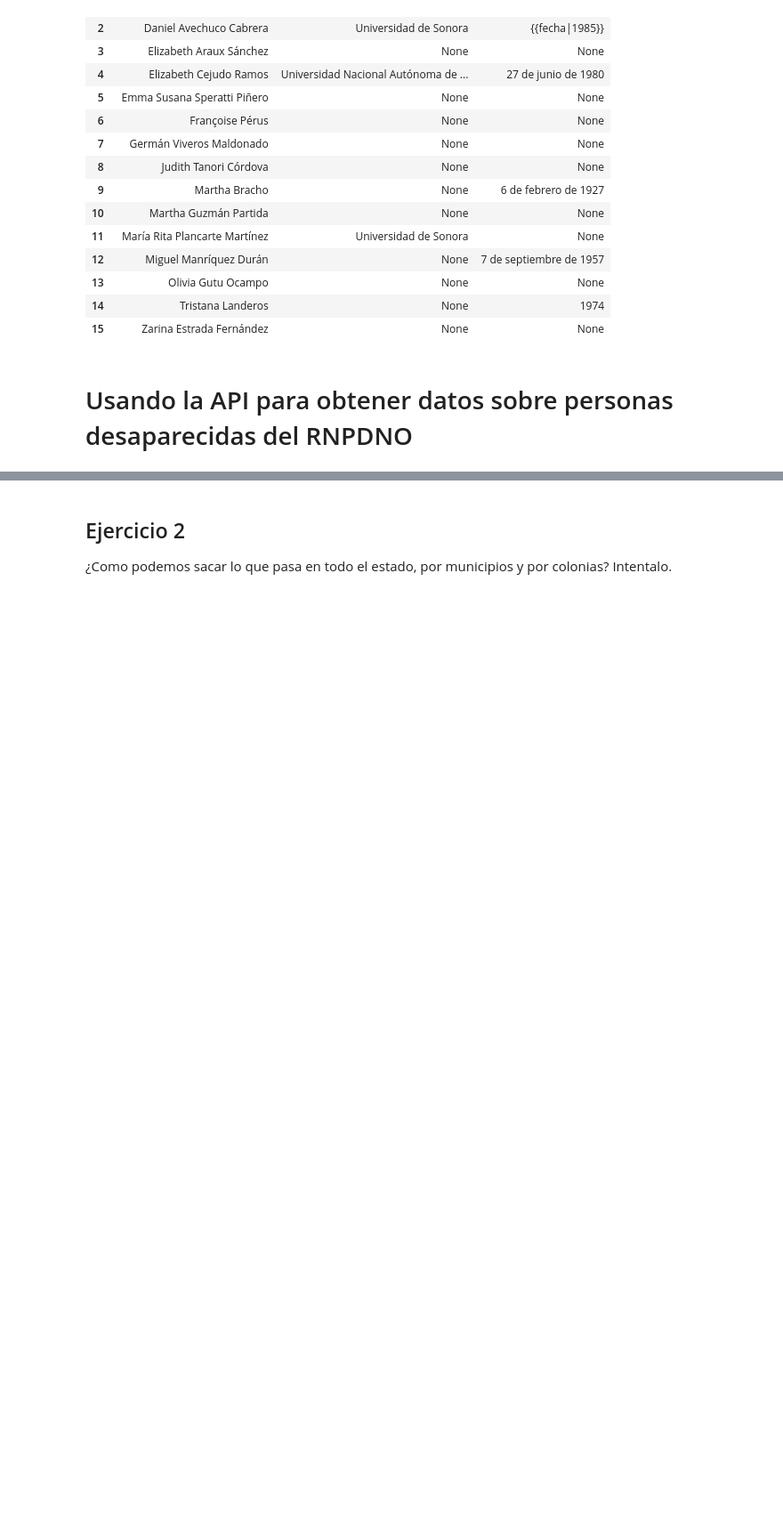
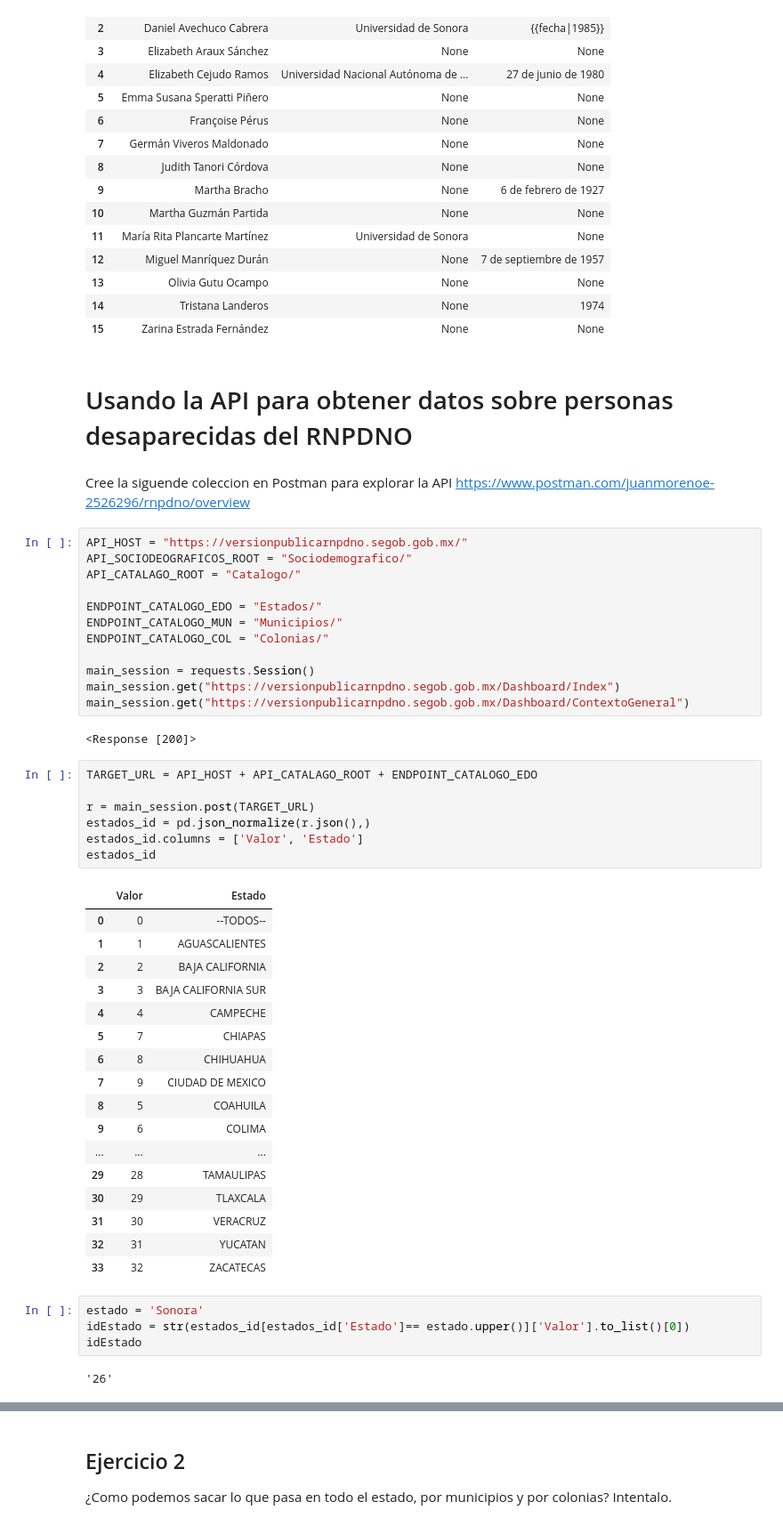
Before and after one commit to 3tagoras/Ingesta-de-datos-ejercicios, a Jupyter notebook: ingestaDatos.ipynb, the cells around one changed output, grey strips where cells are left out. Shown: that part at 89% size. Saved outputs shown, nothing was run; the diff lists cells and outputs as text; blank space fills up the shorter version.

Commit message:
resolver ejercicio 2.1
sobre el uso de la API de RNPDNO

```diff
--- a/ingestaDatos.ipynb
+++ b/ingestaDatos.ipynb
@@ -307,3 +307,51 @@ docentesUnison
 | 15 | Zarina Estrada Fernández | None | None |
 # %% [markdown]
 # Usando la API para obtener datos sobre personas desaparecidas del RNPDNO
+# %% [markdown]
+Cree la siguende coleccion en Postman para explorar la API
+https://www.postman.com/juanmorenoe-2526296/rnpdno/overview
+# %%
+API_HOST = "https://versionpublicarnpdno.segob.gob.mx/"
+API_SOCIODEOGRAFICOS_ROOT = "Sociodemografico/"
+API_CATALAGO_ROOT = "Catalogo/"
+
+ENDPOINT_CATALOGO_EDO = "Estados/"
+ENDPOINT_CATALOGO_MUN = "Municipios/"
+ENDPOINT_CATALOGO_COL = "Colonias/"
+
+main_session = requests.Session()
+main_session.get("https://versionpublicarnpdno.segob.gob.mx/Dashboard/Index")
+main_session.get("https://versionpublicarnpdno.segob.gob.mx/Dashboard/ContextoGeneral")
+# %% [output]
+<Response [200]>
+# %%
+TARGET_URL = API_HOST + API_CATALAGO_ROOT + ENDPOINT_CATALOGO_EDO
+
+r = main_session.post(TARGET_URL)
+estados_id = pd.json_normalize(r.json(),)
+estados_id.columns = ['Valor', 'Estado']
+estados_id
+# %% [output]
+|  | Valor | Estado |
+| 0 | 0 | --TODOS-- |
+| 1 | 1 | AGUASCALIENTES |
+| 2 | 2 | BAJA CALIFORNIA |
+| 3 | 3 | BAJA CALIFORNIA SUR |
+| 4 | 4 | CAMPECHE |
+| 5 | 7 | CHIAPAS |
+| 6 | 8 | CHIHUAHUA |
+| 7 | 9 | CIUDAD DE MEXICO |
+| 8 | 5 | COAHUILA |
+| 9 | 6 | COLIMA |
+| ... | ... | ... |
+| 29 | 28 | TAMAULIPAS |
+| 30 | 29 | TLAXCALA |
+| 31 | 30 | VERACRUZ |
+| 32 | 31 | YUCATAN |
+| 33 | 32 | ZACATECAS |
+# %%
+estado = 'Sonora'
+idEstado = str(estados_id[estados_id['Estado']== estado.upper()]['Valor'].to_list()[0])
+idEstado
+# %% [output]
+'26'
```
Also changed, not shown: parts of 6 cells of this notebook.
